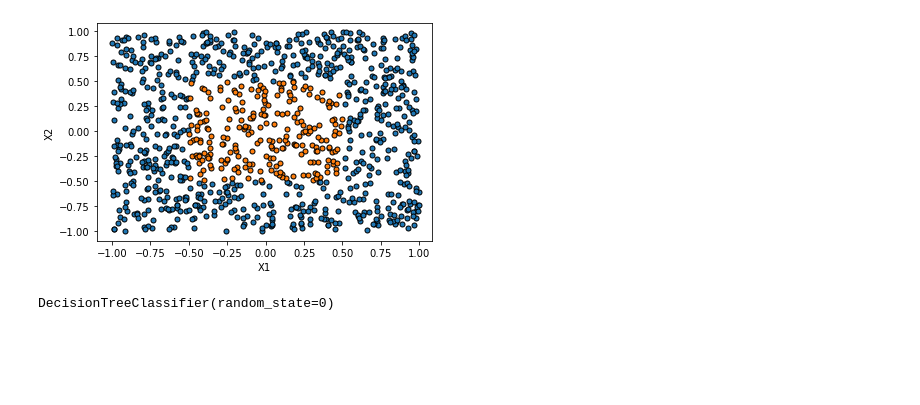
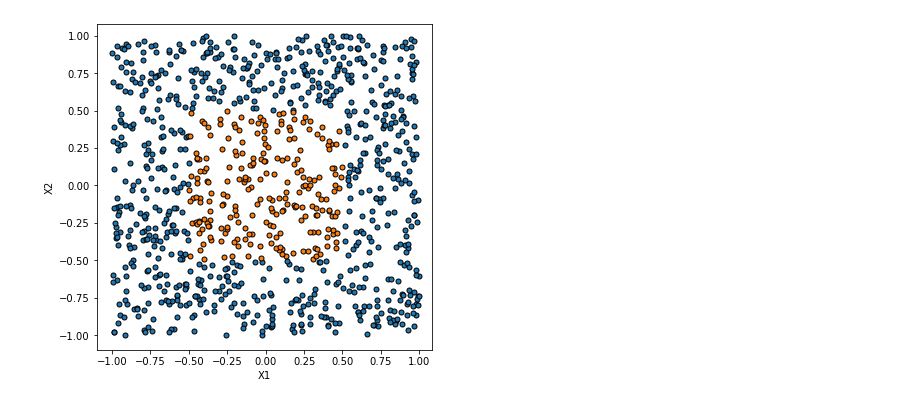
Before and after one commit to amoltkale/Machine-Learning-Models-Test, a Jupyter notebook: Lab4/lab4_pa3_amol.ipynb, the cells around one changed output. Saved outputs shown, nothing was run; the diff lists cells and outputs as text; code cells hidden in the pictures; blank space fills up the shorter version.

```diff
--- a/Lab4/lab4_pa3_amol.ipynb
+++ b/Lab4/lab4_pa3_amol.ipynb
@@ -5,24 +5,24 @@ X = data[:,:-1]
 Y = data[:,-1]
 # %%
 import matplotlib.pyplot as plt
+plt.figure(figsize=(6,6))
 plt.scatter(*X[Y==0].T, s=25, marker="o", alpha=1, edgecolors="k")
 plt.scatter(*X[Y==1].T, s=25, marker="o", alpha=1, edgecolors="k")
 plt.xlabel("X1")
 plt.ylabel("X2")
 x_min, x_max = X[:, 0].min() - 0.1, X[:, 0].max() + 0.1
 y_min, y_max = X[:, 1].min() - 0.1, X[:, 1].max() + 0.1
 h = 0.02  # step size in the mesh
 xx, yy = np.meshgrid(np.arange(x_min, x_max, h), np.arange(y_min, y_max, h))
 plt.xlim(xx.min(), xx.max())
 plt.ylim(yy.min(), yy.max())
 
 
 plt.show()
 # %% [output]
-[figure, old version]
+[figure, new version]
 # %%
 from sklearn.tree import DecisionTreeClassifier
 clf = DecisionTreeClassifier(random_state=0)
 clf.fit(X,Y)
+cn=['0','1']
-# %% [output]
-DecisionTreeClassifier(random_state=0)
```
Also changed, not shown: parts of 11 cells of this notebook, 2 other files.
